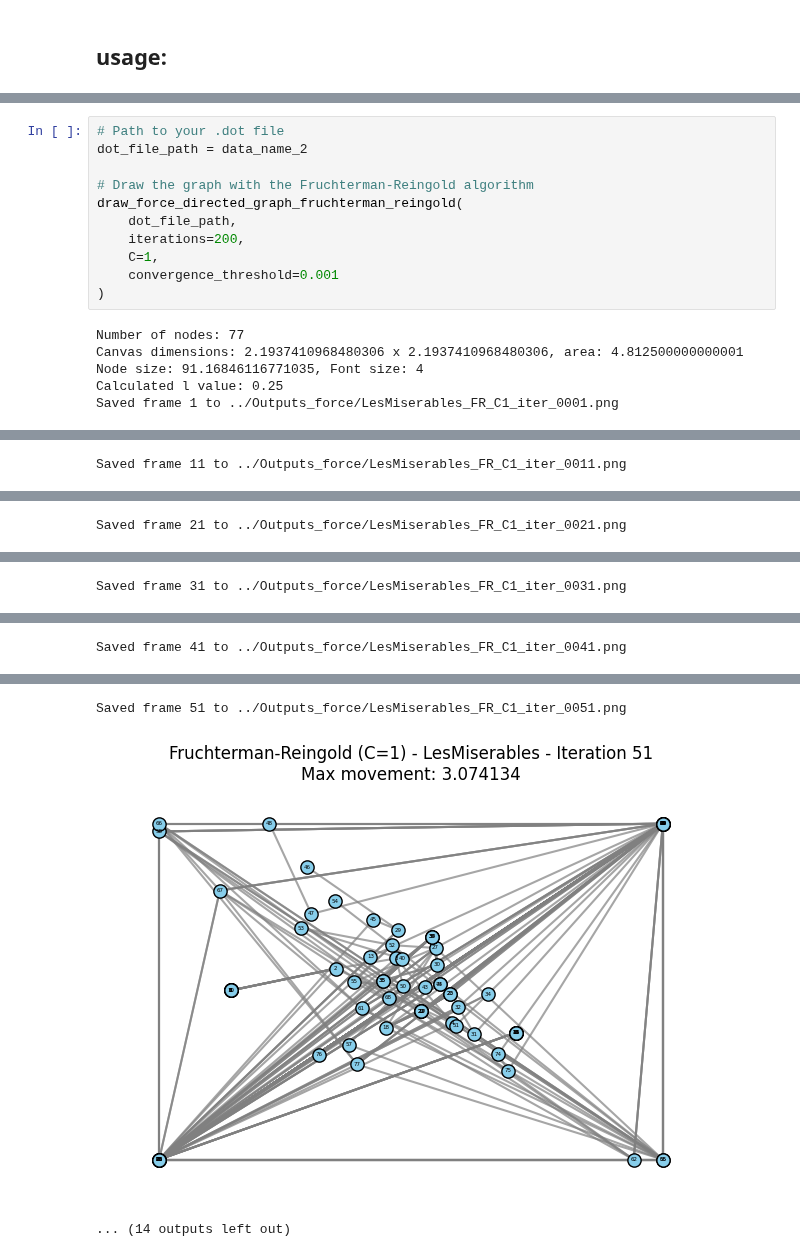
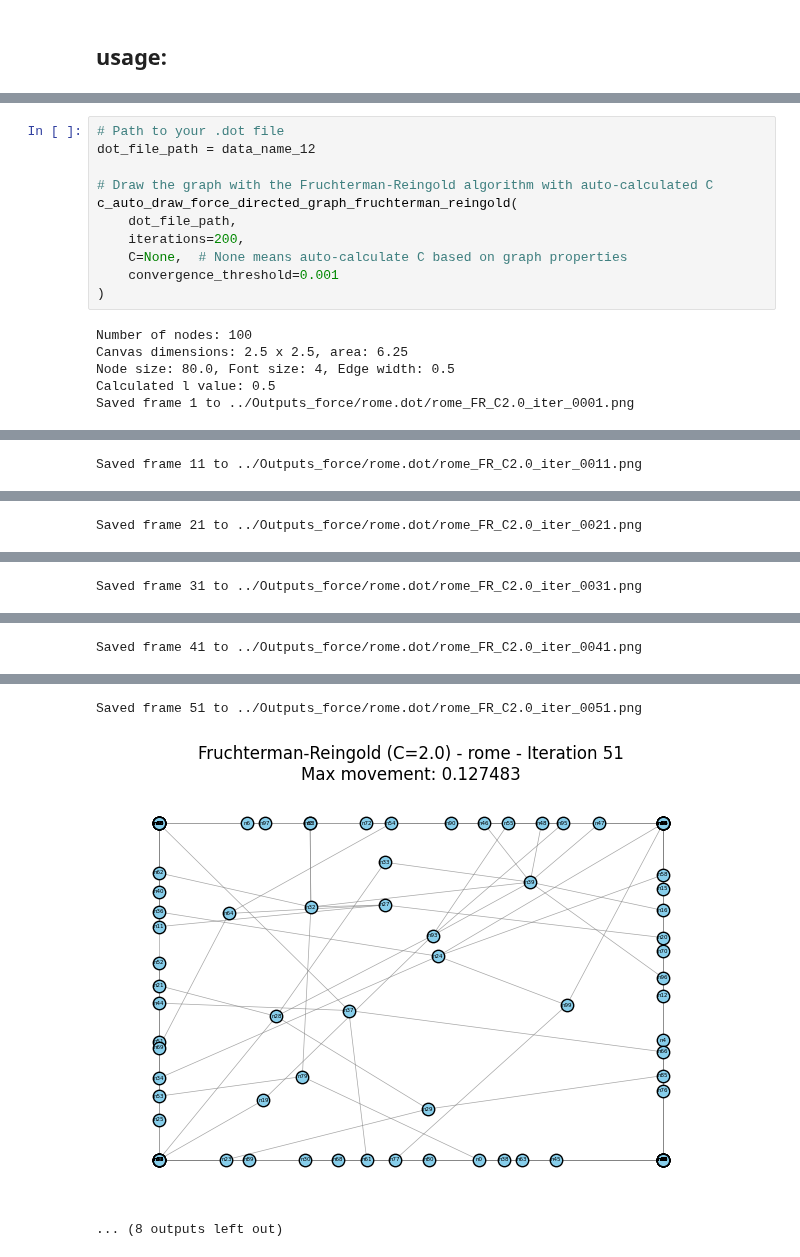
Before and after one commit to Prat2420/Data-Visualization-CurryPasta, a Jupyter notebook: Notebooks/step_3_v1.ipynb, the cells around one changed output, grey strips where cells are left out. Drawn from its saved outputs; the diff is of its cells as text.

```diff
--- a/Notebooks/step_3_v1.ipynb
+++ b/Notebooks/step_3_v1.ipynb
@@ -222,17 +670,17 @@ def draw_force_directed_graph_fruchterman_reingold(file_path, iterations=100, C=
 # %%
 # Path to your .dot file
-dot_file_path = data_name_2
+dot_file_path = data_name_12
 
-# Draw the graph with the Fruchterman-Reingold algorithm
-draw_force_directed_graph_fruchterman_reingold(
+# Draw the graph with the Fruchterman-Reingold algorithm with auto-calculated C
+c_auto_draw_force_directed_graph_fruchterman_reingold(
     dot_file_path,
     iterations=200,
-    C=1,
+    C=None,  # None means auto-calculate C based on graph properties
     convergence_threshold=0.001
 )
 # %% [output]
-Number of nodes: 77
-Canvas dimensions: 2.1937410968480306 x 2.1937410968480306, area: 4.812500000000001
-Node size: 91.16846116771035, Font size: 4
-Calculated l value: 0.25
-Saved frame 1 to ../Outputs_force/LesMiserables_FR_C1_iter_0001.png
+Number of nodes: 100
+Canvas dimensions: 2.5 x 2.5, area: 6.25
+Node size: 80.0, Font size: 4, Edge width: 0.5
+Calculated l value: 0.5
+Saved frame 1 to ../Outputs_force/rome.dot/rome_FR_C2.0_iter_0001.png
@@ -240 +688 @@ Saved frame 1 to ../Outputs_force/LesMiserables_FR_C1_iter_0001.png
-Saved frame 11 to ../Outputs_force/LesMiserables_FR_C1_iter_0011.png
+Saved frame 11 to ../Outputs_force/rome.dot/rome_FR_C2.0_iter_0011.png
@@ -242 +690 @@ Saved frame 11 to ../Outputs_force/LesMiserables_FR_C1_iter_0011.png
-Saved frame 21 to ../Outputs_force/LesMiserables_FR_C1_iter_0021.png
+Saved frame 21 to ../Outputs_force/rome.dot/rome_FR_C2.0_iter_0021.png
@@ -244 +692 @@ Saved frame 21 to ../Outputs_force/LesMiserables_FR_C1_iter_0021.png
-Saved frame 31 to ../Outputs_force/LesMiserables_FR_C1_iter_0031.png
+Saved frame 31 to ../Outputs_force/rome.dot/rome_FR_C2.0_iter_0031.png
@@ -246 +694 @@ Saved frame 31 to ../Outputs_force/LesMiserables_FR_C1_iter_0031.png
-Saved frame 41 to ../Outputs_force/LesMiserables_FR_C1_iter_0041.png
+Saved frame 41 to ../Outputs_force/rome.dot/rome_FR_C2.0_iter_0041.png
@@ -248,3 +696,3 @@ Saved frame 41 to ../Outputs_force/LesMiserables_FR_C1_iter_0041.png
-Saved frame 51 to ../Outputs_force/LesMiserables_FR_C1_iter_0051.png
+Saved frame 51 to ../Outputs_force/rome.dot/rome_FR_C2.0_iter_0051.png
-[figure, old version]
+[figure, new version]
-... (14 outputs left out)
+... (8 outputs left out)
```
Also changed, not shown: parts of 4 cells of this notebook.
